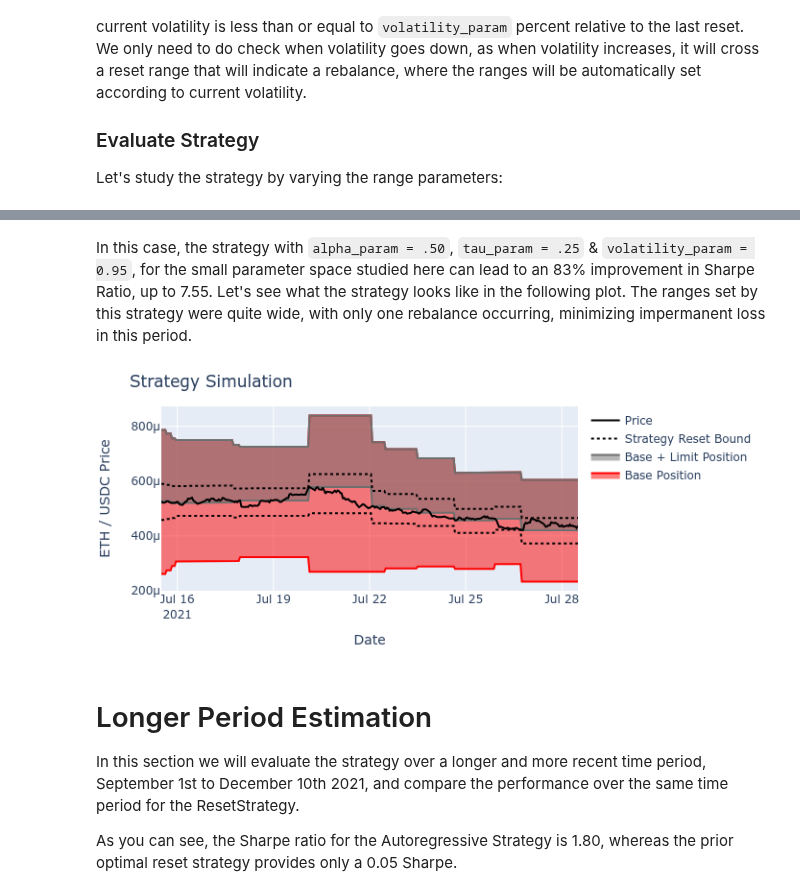
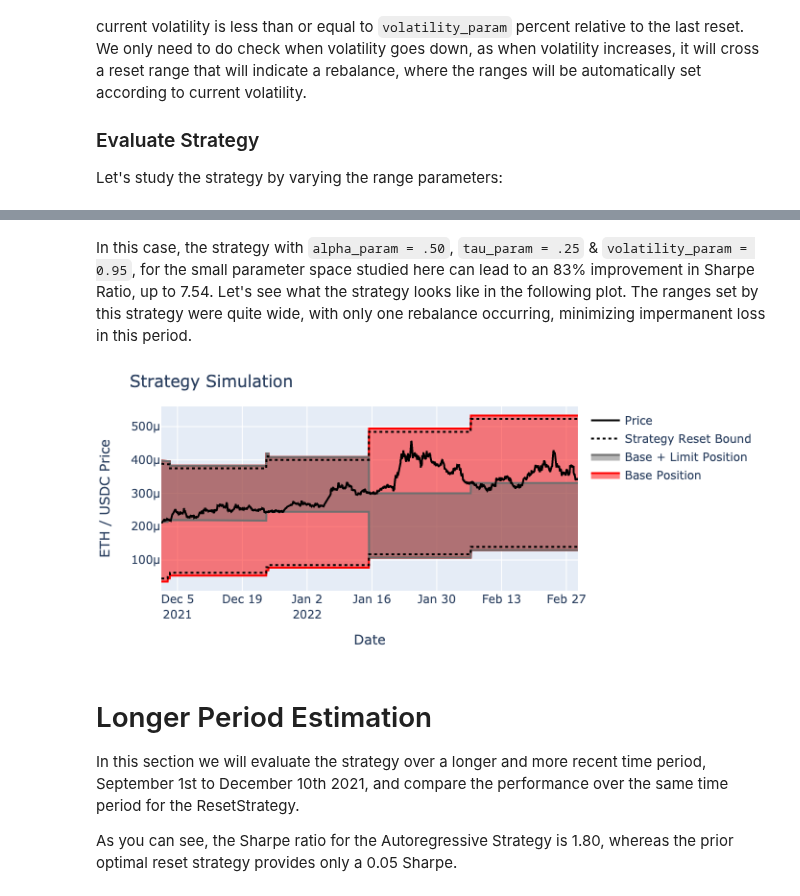
Before and after one commit to ricardgardella/active-strategy-framework, a Jupyter notebook: 2_AutoRegressive_Strategy_Example.ipynb, the cells around one changed output, grey strips where cells are left out. Drawn from its saved outputs; the diff is of its cells as text; code cells hidden in the pictures.

````diff
--- a/2_AutoRegressive_Strategy_Example.ipynb
+++ b/2_AutoRegressive_Strategy_Example.ipynb
@@ -16,19 +32,5 @@ For the strategy, we estimate the model only with the data that was available at
 # %%
-import pandas as pd
-import numpy as np
-import scipy
-import GetPoolData
-import ActiveStrategyFramework
-import AutoRegressiveStrategy
-import itertools
-import arch
-from matplotlib import pyplot
-from statsmodels.graphics.tsaplots import plot_acf
-import plotly.graph_objects as go
-from plotly.subplots import make_subplots
 
-# Create config.py in this directory and enter your own Bitquery API Token
-from config import BITQUERY_API_TOKEN
 
 #################
 #
@@ -36,7 +38,7 @@ from config import BITQUERY_API_TOKEN
 #
 ################
 # Get Swap Data
-DOWNLOAD_DATA      = True
+DOWNLOAD_DATA      = False
 pool_address       = '0x8ad599c3a0ff1de082011efddc58f1908eb6e6d8'
 token_0_address    = '0xa0b86991c6218b36c1d19d4a2e9eb0ce3606eb48'
 token_1_address    = '0xc02aaa39b223fe8d0a0e5c4f27ead9083c756cc2'
@@ -151,8 +153,8 @@ Let's study the strategy by varying the range parameters:
 ################
 
 # Select date ranges for strategy simulation
-DATE_BEGIN                 = pd.to_datetime('2021-07-15 00:00PM',utc=True)
-DATE_END                   = pd.to_datetime('2021-07-28 00:00PM',utc=True)
+DATE_BEGIN                 = pd.to_datetime('2021-12-01 00:00PM',utc=True)
+DATE_END                   = pd.to_datetime('2022-03-01 00:00PM',utc=True)
 z_score_cutoff             = 5
 window_size                = 60
 
@@ -187,6 +189,11 @@ swap_data['traded_out']        = swap_data.apply(lambda x:  x['amount0'] if (x['
 alpha_range      = [.50,.75,.95,1.15]
 tau_range        = [.25,0.75]
 vol_range        = [0.85,.95]
+alpha_range      = [1]
+tau_range        = [.95]
+vol_range        = [.95]
+
+
 sim_performance  = []
 sim_results      = []
 sim_data_collect = []
@@ -243,12 +220,12 @@ pd.DataFrame(sim_performance)
 # %% [markdown]
-In this case, the strategy with ```alpha_param = .50```, ```tau_param = .25``` & ```volatility_param = 0.95```, for the small parameter space studied here can lead to an 83% improvement in Sharpe Ratio, up to 7.55. Let's see what the strategy looks like in the following plot. The ranges set by this strategy were quite wide, with only one rebalance occurring, minimizing impermanent loss in this period.
+In this case, the strategy with ```alpha_param = .50```, ```tau_param = .25``` & ```volatility_param = 0.95```, for the small parameter space studied here can lead to an 83% improvement in Sharpe Ratio, up to 7.54. Let's see what the strategy looks like in the following plot. The ranges set by this strategy were quite wide, with only one rebalance occurring, minimizing impermanent loss in this period.
 # %%
-SELECTED_STRATEGY  = 1
+SELECTED_STRATEGY  = 0
 resulting_strat    = sim_results[SELECTED_STRATEGY]
 resulting_data     = ActiveStrategyFramework.generate_simulation_series(resulting_strat,AR_Strategy)
 p                  = ActiveStrategyFramework.plot_strategy(resulting_data,'ETH / USDC Price')
 # %% [output]
-[figure, old version]
+[figure, new version]
 # %% [markdown]
 # Longer Period Estimation
 
````
Also changed, not shown: parts of 18 cells of this notebook, 7 other files.
